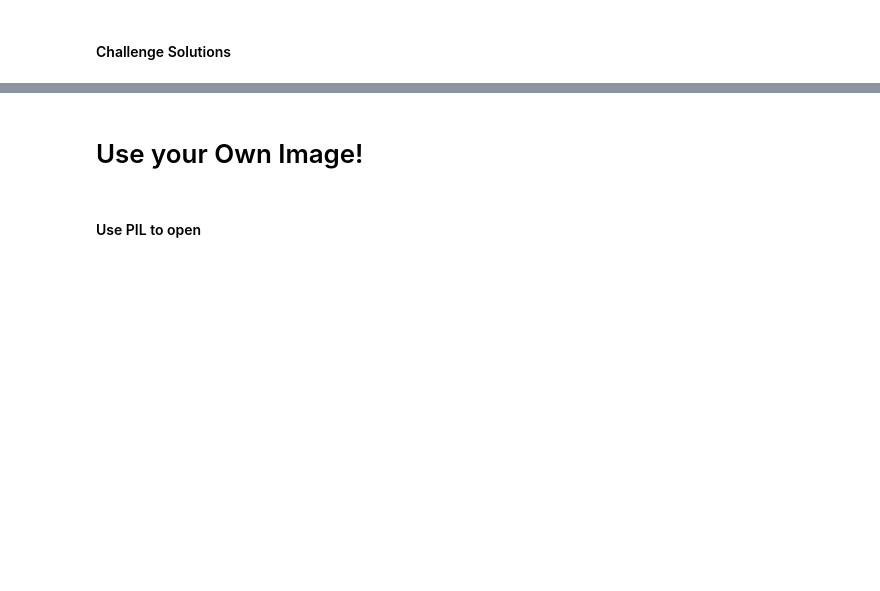
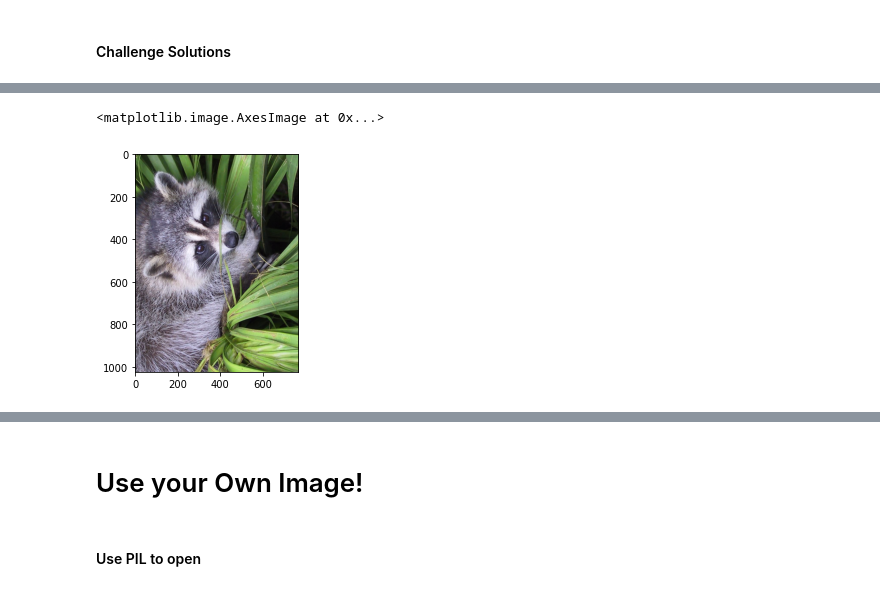
Before and after one commit to sojourn99/computation-with-numpy, a Jupyter notebook: Computation_with_NumPy_and_N_Dimensional_Arrays_(start).ipynb, the cells around one changed output, grey strips where cells are left out. Saved outputs shown, nothing was run; the diff lists cells and outputs as text; code cells hidden in the pictures; blank space fills up the shorter version.

```diff
--- a/Computation_with_NumPy_and_N_Dimensional_Arrays_(start).ipynb
+++ b/Computation_with_NumPy_and_N_Dimensional_Arrays_(start).ipynb
@@ -311,0 +362,5 @@ grey_vals = np.array([0.2126, 0.7152, 0.0722])
+# %%
+plt.imshow(np.rot90(img))
+# %% [output]
+<matplotlib.image.AxesImage at 0x...>
+[figure, added]
```
Also changed, not shown: parts of 12 cells of this notebook.
